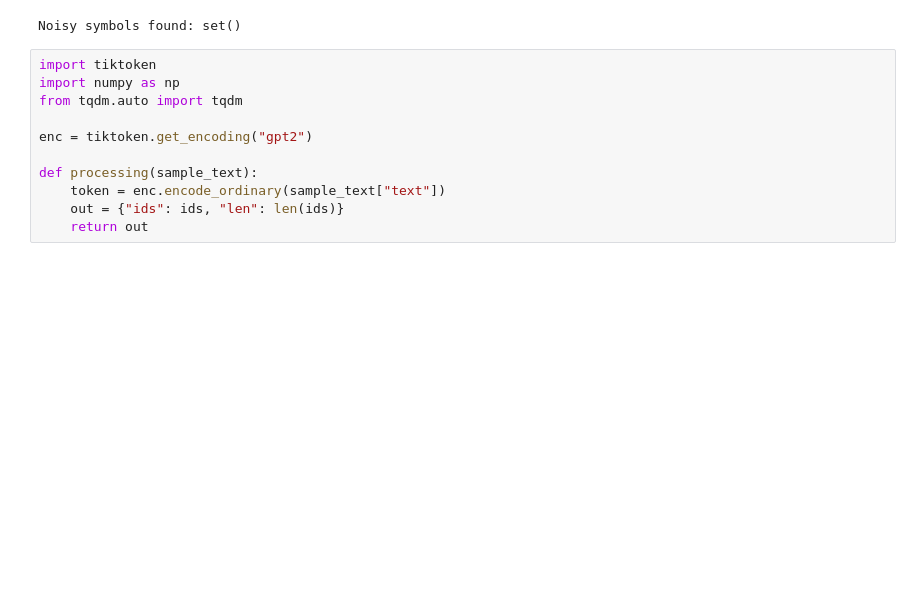
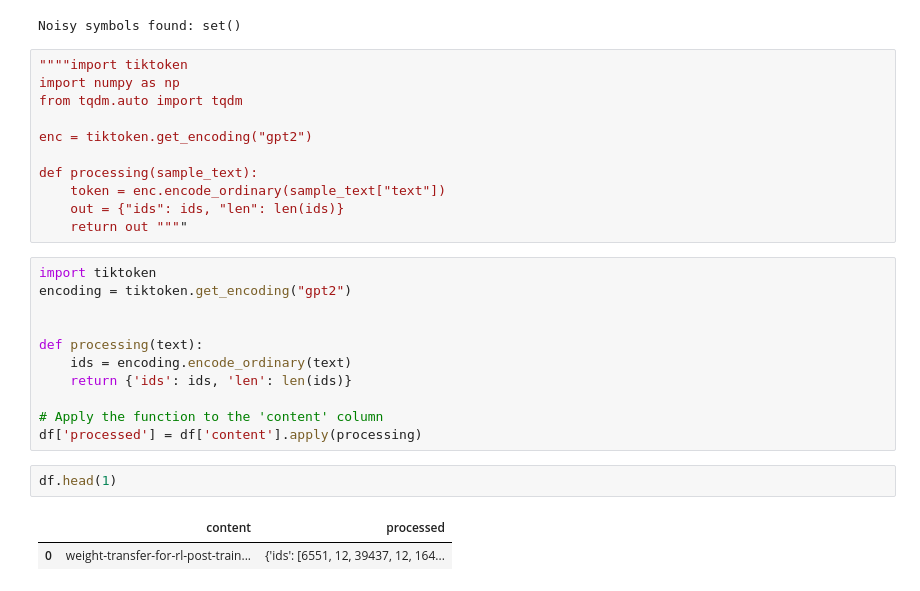
Before and after one commit to Akorikk/Small_Language_Model, a Jupyter notebook: data.ipynb, the cells around one changed output. Drawn from its saved outputs; the diff is of its cells as text; blank space fills up the shorter version.

```diff
--- a/data.ipynb
+++ b/data.ipynb
@@ -209,7 +209,7 @@ print("Noisy symbols found:", noisy_chars)
 # %% [output]
 Noisy symbols found: set()
 # %%
-import tiktoken
+""""import tiktoken
 import numpy as np
 from tqdm.auto import tqdm
 
@@ -218,4 +218,20 @@ enc = tiktoken.get_encoding("gpt2")
 def processing(sample_text):
     token = enc.encode_ordinary(sample_text["text"])
     out = {"ids": ids, "len": len(ids)}
-    return out
+    return out """"
+# %%
+import tiktoken
+encoding = tiktoken.get_encoding("gpt2")
+
+
+def processing(text):
+    ids = encoding.encode_ordinary(text)
+    return {'ids': ids, 'len': len(ids)}
+
+# Apply the function to the 'content' column
+df['processed'] = df['content'].apply(processing)
+# %%
+df.head(1)
+# %% [output]
+|  | content | processed |
+| 0 | weight-transfer-for-rl-post-train... | {'ids': [6551, 12, 39437, 12, 164... |
```
Also changed, not shown: parts of 1 cell of this notebook, 1 other file.
